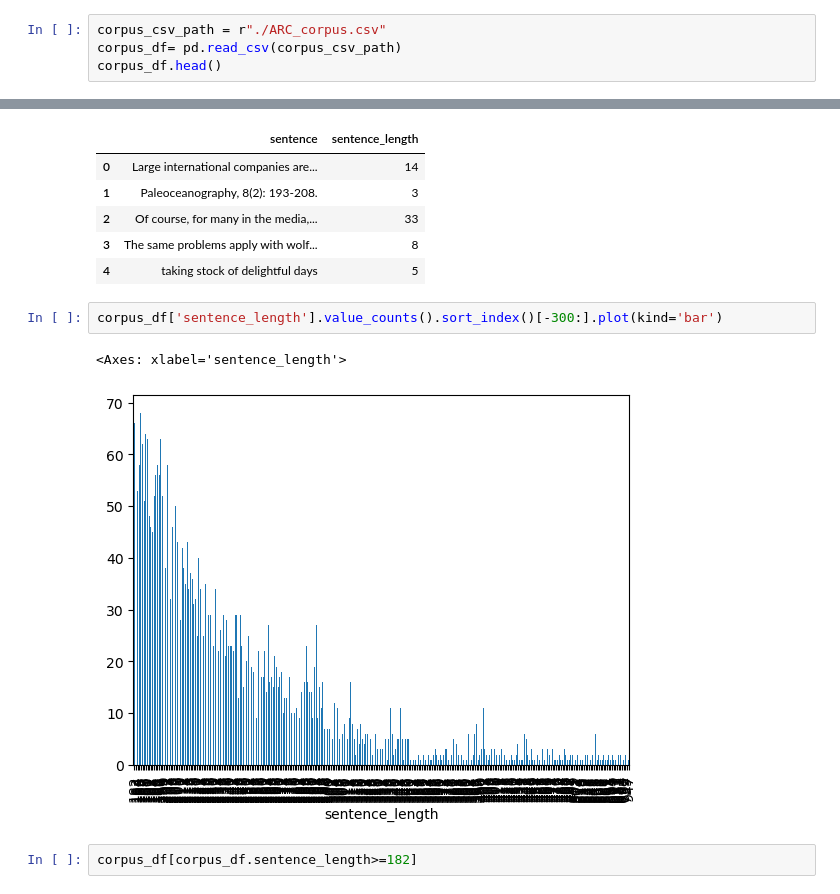
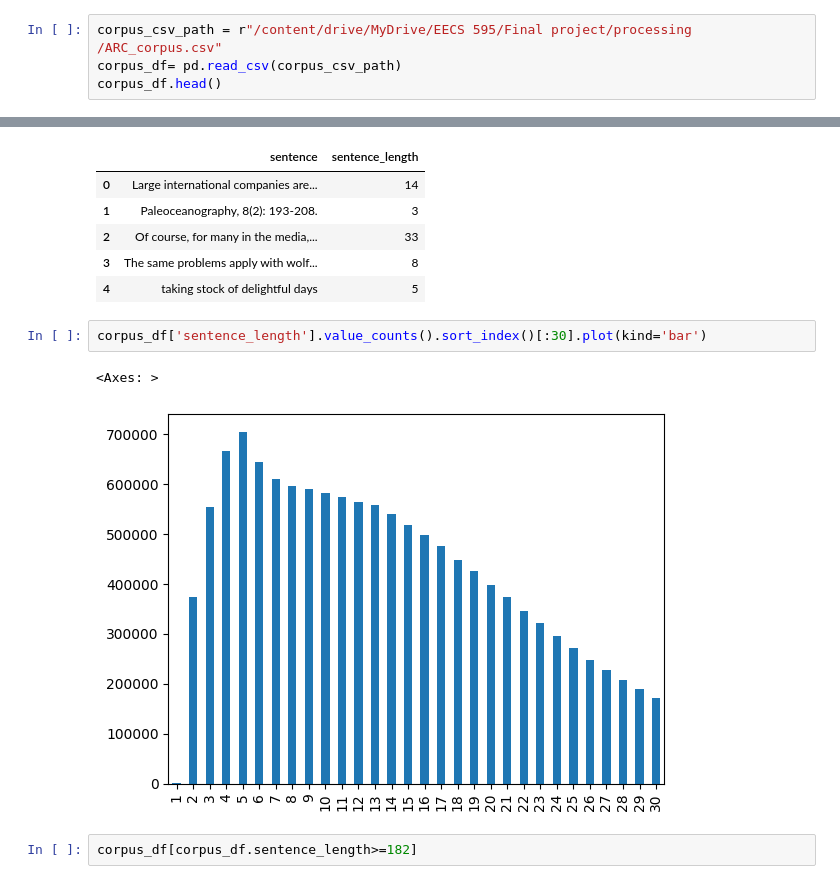
Before and after one commit to Dyouvrean/EECS595-Project, a Jupyter notebook: Preprocess Dataset.ipynb, the cells around one changed output, grey strips where cells are left out. Cells and saved outputs as stored; diff of their text form.

```diff
--- a/Preprocess Dataset.ipynb
+++ b/Preprocess Dataset.ipynb
@@ -231,7 +236,7 @@ corpus_df.to_csv(r"./ARC_corpus.csv",index=False)
 # Split sentences into words and count them
 corpus_df['sentence_length'] = corpus_df['sentence'].str.split().str.len()
 # %%
-corpus_csv_path = r"./ARC_corpus.csv"
+corpus_csv_path = r"/content/drive/MyDrive/EECS 595/Final project/processing /ARC_corpus.csv"
 corpus_df= pd.read_csv(corpus_csv_path)
 corpus_df.head()
 # %% [output]
@@ -251,9 +256,9 @@ corpus_df.head()
 | 3 | The same problems apply with wolf... | 8 |
 | 4 | taking stock of delightful days | 5 |
 # %%
-corpus_df['sentence_length'].value_counts().sort_index()[-300:].plot(kind='bar')
+corpus_df['sentence_length'].value_counts().sort_index()[:30].plot(kind='bar')
 # %% [output]
-<Axes: xlabel='sentence_length'>
+<Axes: >
-[figure, old version]
+[figure, new version]
 # %%
 corpus_df[corpus_df.sentence_length>=182]
```
Also changed, not shown: parts of 23 cells of this notebook, 1 other file.
